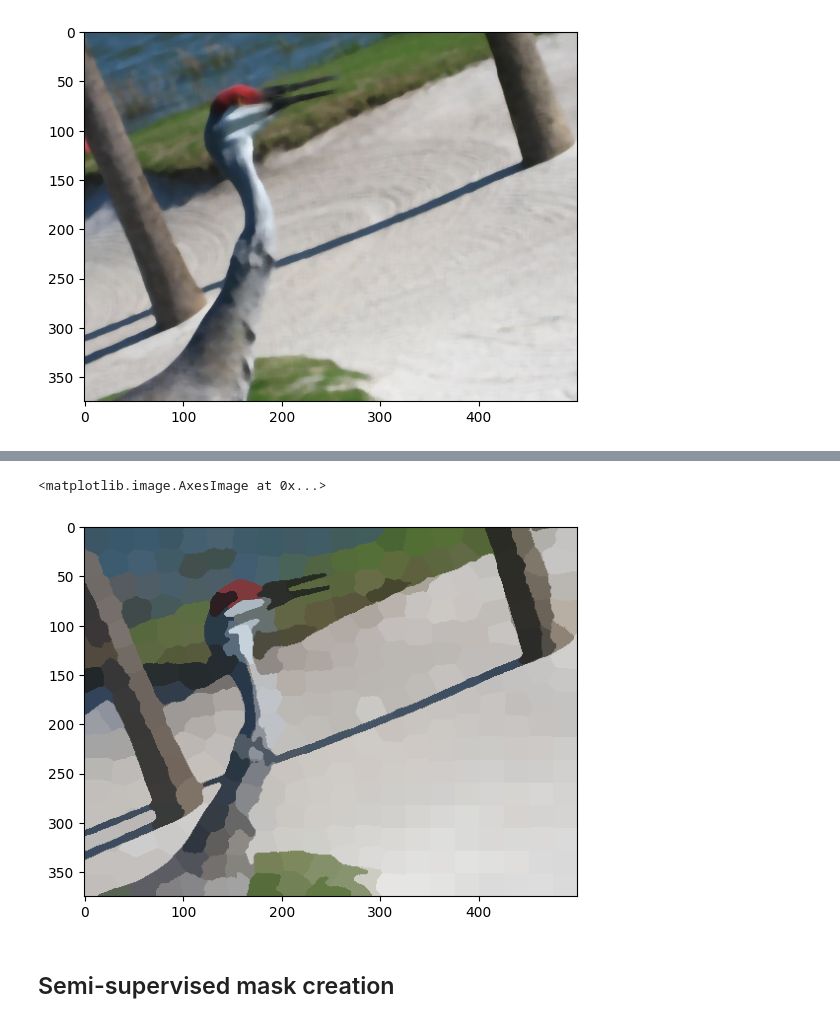
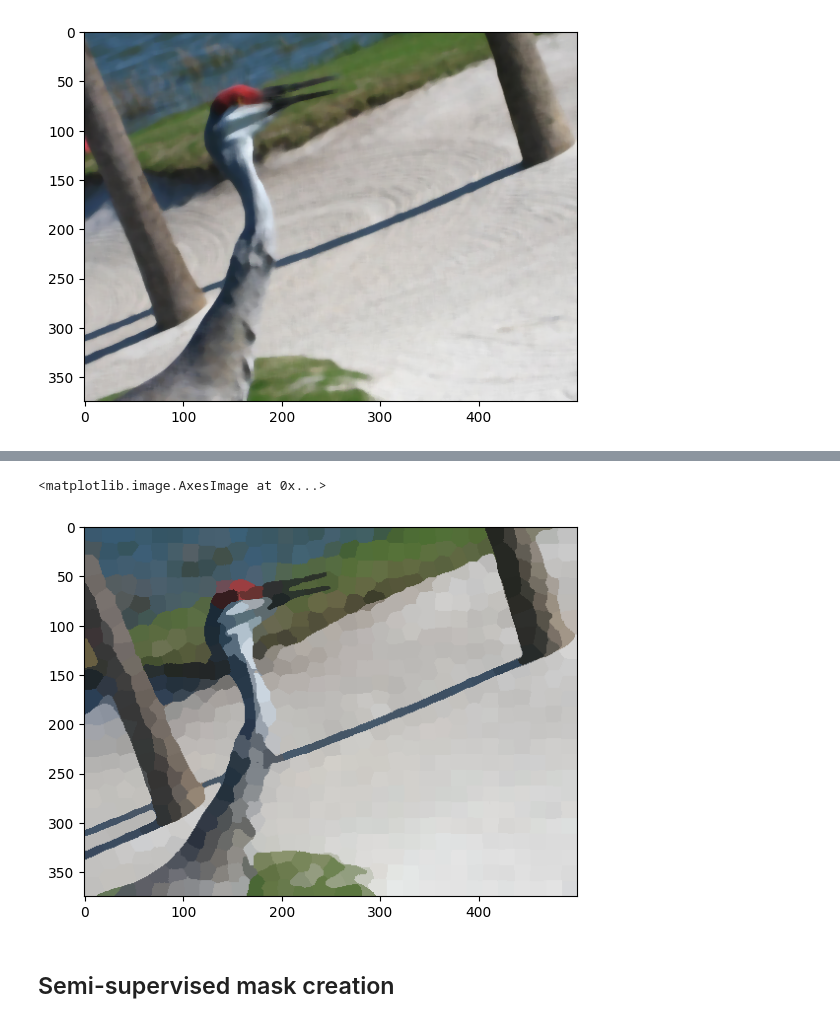
Before and after one commit to vktr274/cv-binary-segmentation, a Jupyter notebook: task2.ipynb, the cells around one changed output, grey strips where cells are left out. Drawn from its saved outputs; the diff is of its cells as text; code cells hidden in the pictures.

```diff
--- a/task2.ipynb
+++ b/task2.ipynb
@@ -52,19 +52,19 @@ lab_img = cv2.cvtColor(images[0], cv2.COLOR_BGR2Lab)
 if use_blurred:
     lab_img = cv2.cvtColor(median_blurred, cv2.COLOR_BGR2Lab)
 
-superpixels_slic = cv2.ximgproc.createSuperpixelSLIC(lab_img, algorithm=cv2.ximgproc.SLIC, region_size=24)
+superpixels_slic = cv2.ximgproc.createSuperpixelSLIC(lab_img, algorithm=cv2.ximgproc.SLIC, region_size=16)
 superpixels_slic.iterate()
 superpixels_slic_mask = superpixels_slic.getLabelContourMask()
 print(superpixels_slic.getNumberOfSuperpixels())
 
 height, width, channels = lab_img.shape[0], lab_img.shape[1], lab_img.shape[2]
 
-superpixels_seeds = cv2.ximgproc.createSuperpixelSEEDS(width, height, channels, 500, 5)
+superpixels_seeds = cv2.ximgproc.createSuperpixelSEEDS(width, height, channels,2000, 5)
 superpixels_seeds.iterate(lab_img)
 superpixels_seeds_mask = superpixels_seeds.getLabelContourMask()
 print(superpixels_seeds.getNumberOfSuperpixels())
 
-superpixels_lsc = cv2.ximgproc.createSuperpixelLSC(lab_img, region_size=24)
+superpixels_lsc = cv2.ximgproc.createSuperpixelLSC(lab_img, region_size=16)
 superpixels_lsc.iterate()
 superpixels_lsc_mask = superpixels_lsc.getLabelContourMask()
 print(superpixels_lsc.getNumberOfSuperpixels())
@@ -113,7 +113,9 @@ plt.imshow(visualization_superpixels)
 # %%
-mean_img = np.zeros(images[0].shape, np.uint8)
+mean_img = np.zeros(lab_img.shape, np.uint8)
+masks = []
 
 for i in np.unique(superpixel_labels):
     mask = np.where(superpixel_labels == i, 1, 0).astype(np.uint8)
-    mean = cv2.mean(images[0], mask=mask)
+    mean = cv2.mean(lab_img, mask=mask)
     mean_img[mask==1] = mean[:3]
+    masks.append(mask)
@@ -120,8 +147,9 @@ for i in np.unique(superpixel_labels):
 # %%
-plt.imshow(mean_img[:,:,::-1])
+lab_2_bgr = cv2.cvtColor(mean_img, cv2.COLOR_Lab2BGR)
+plt.imshow(lab_2_bgr[:,:,::-1])
 # %% [output]
 <matplotlib.image.AxesImage at 0x...>
-[figure, old version]
+[figure, new version]
 # %% [markdown]
 ## Semi-supervised mask creation
 # %%
```
Also changed, not shown: parts of 17 cells of this notebook.
